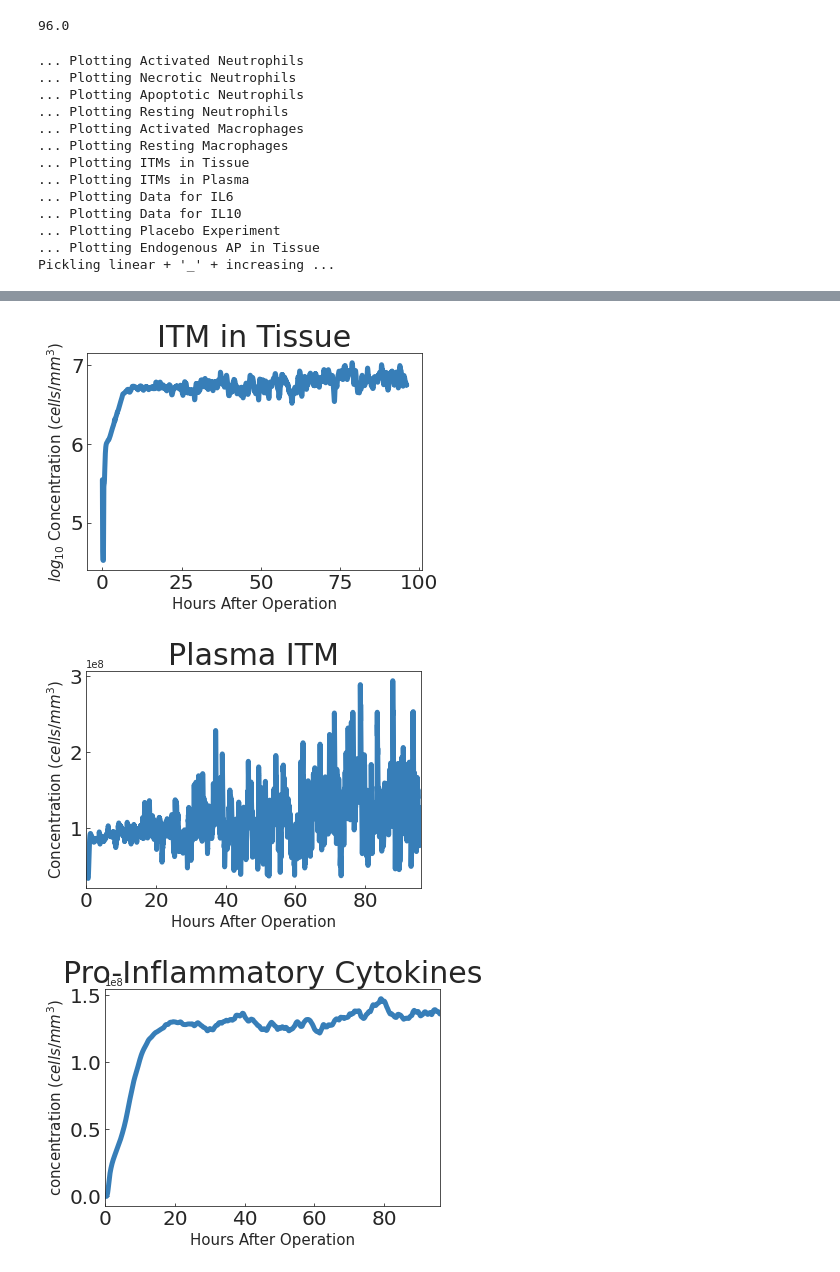
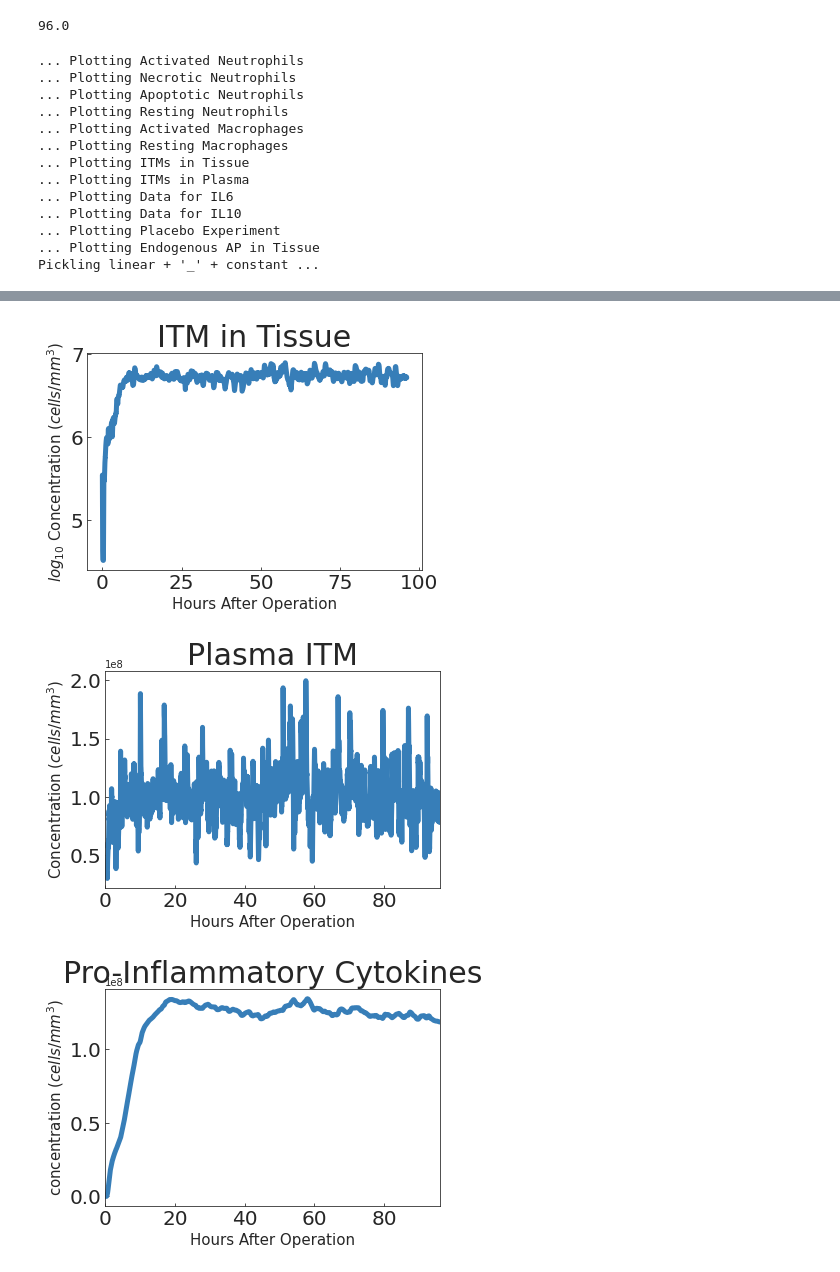
Before and after one commit to UvaCsl/immune-ct, a Jupyter notebook: Part II - Stochastic Immunity (Manual Run).ipynb, the cells around one changed output, grey strips where cells are left out. Drawn from its saved outputs; the diff is of its cells as text; code cells hidden in the pictures.

Commit message:
Added linear experiment. Added conditional hetersckedacity

```diff
--- a/Part II - Stochastic Immunity (Manual Run).ipynb
+++ b/Part II - Stochastic Immunity (Manual Run).ipynb
@@ -998,8 +998,8 @@ sig_mult = 0
 noise_type = 'linear'
 # noise_type = 'gaussian'
 
-sigma_type = 'increasing'
-# sigma_type = 'constant'
+# sigma_type = 'increasing'
+sigma_type = 'constant'
 
 # NOISE 1: Sigmoid
 if noise_type == 'sigmoid':
@@ -1045,7 +1045,8 @@ elif noise_type == 'linear':
         sig_mult = 1e5
 #         sig_mult = 1e6
     else: # increasing
-        sig_mult = 60
+#         sig_mult = 60
+        sig_mult = 80
 
 
 # # # NOISE 3: Sigmoid + interval
@@ -1097,7 +1098,7 @@ passed = True
 ... Plotting Data for IL10
 ... Plotting Placebo Experiment
 ... Plotting Endogenous AP in Tissue
-Pickling linear + '_' + increasing ...
+Pickling linear + '_' + constant ...
 [figure]
 [figure]
 [figure]
@@ -1107,4 +1108,4 @@ Pickling linear + '_' + increasing ...
-[figure, old version]
+[figure, new version]
-[figure, old version]
+[figure, new version]
-[figure, old version]
+[figure, new version]
 [figure]
```
Also changed, not shown: parts of 1 cell of this notebook, 3 other files.
